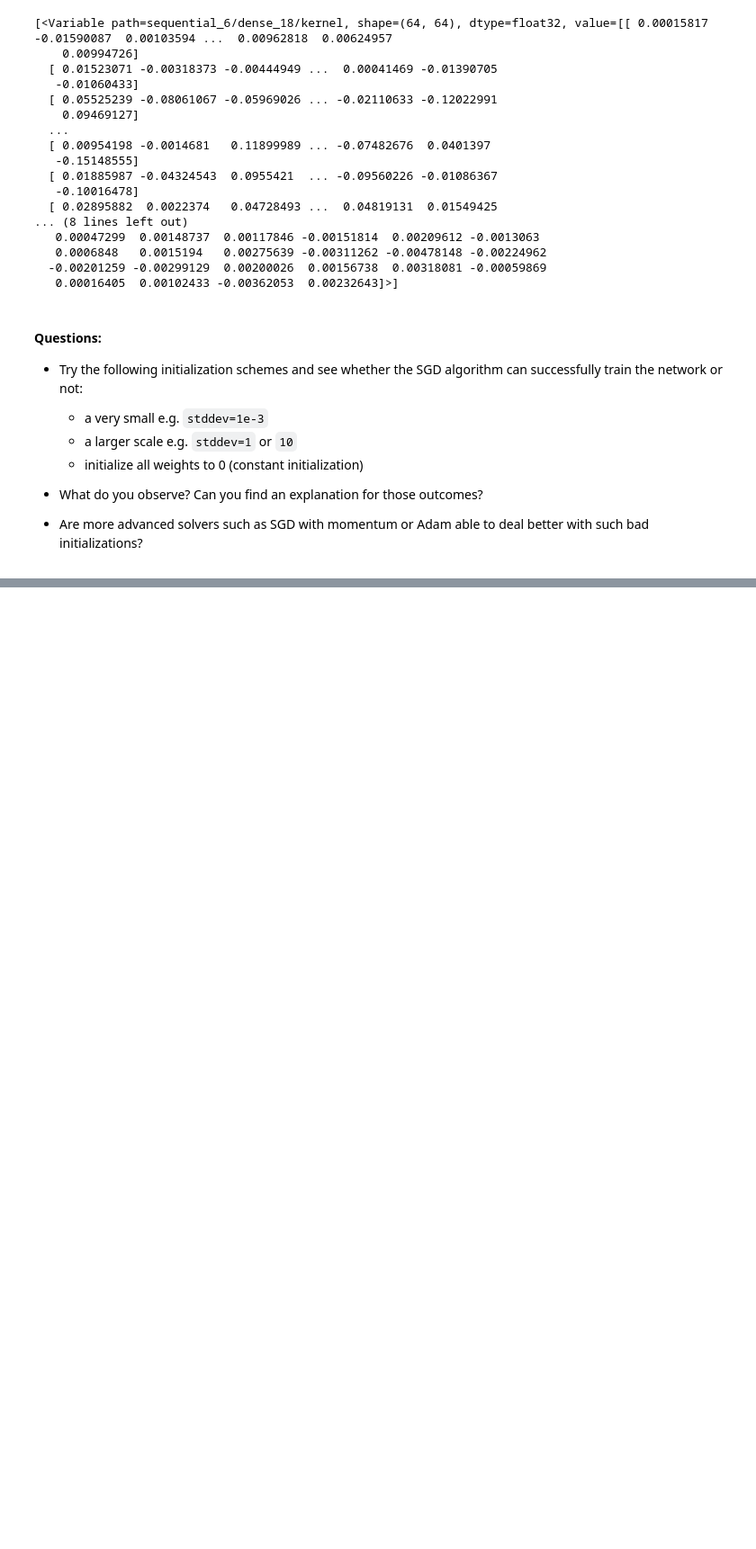
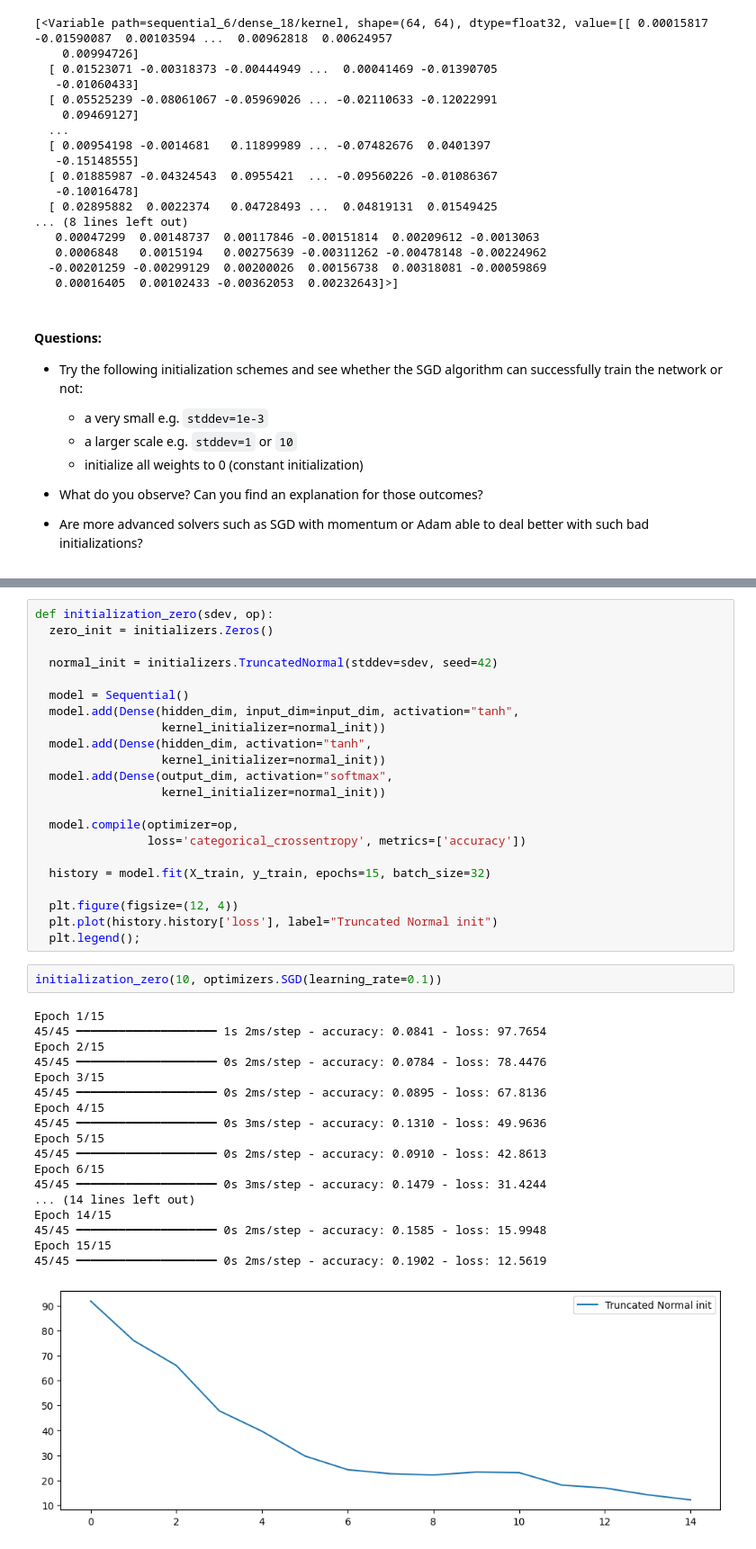
Before and after one commit to joeypohie/deep_learning, a Jupyter notebook: 01_materials/labs/lab_1.ipynb, the cells around one changed output, grey strips where cells are left out. Shown at 90% size. Saved outputs shown, nothing was run; the diff lists cells and outputs as text; blank space fills up the shorter version.

```diff
--- a/01_materials/labs/lab_1.ipynb
+++ b/01_materials/labs/lab_1.ipynb
@@ -700,0 +764,43 @@ model.layers[0].weights
+# %%
+def initialization_zero(sdev, op):
+  zero_init = initializers.Zeros()
+
+  normal_init = initializers.TruncatedNormal(stddev=sdev, seed=42)
+
+  model = Sequential()
+  model.add(Dense(hidden_dim, input_dim=input_dim, activation="tanh",
+                  kernel_initializer=normal_init))
+  model.add(Dense(hidden_dim, activation="tanh",
+                  kernel_initializer=normal_init))
+  model.add(Dense(output_dim, activation="softmax",
+                  kernel_initializer=normal_init))
+
+  model.compile(optimizer=op,
+                loss='categorical_crossentropy', metrics=['accuracy'])
+
+  history = model.fit(X_train, y_train, epochs=15, batch_size=32)
+
+  plt.figure(figsize=(12, 4))
+  plt.plot(history.history['loss'], label="Truncated Normal init")
+  plt.legend();
+# %%
+initialization_zero(10, optimizers.SGD(learning_rate=0.1))
+# %% [output]
+Epoch 1/15
+45/45 ━━━━━━━━━━━━━━━━━━━━ 1s 2ms/step - accuracy: 0.0841 - loss: 97.7654
+Epoch 2/15
+45/45 ━━━━━━━━━━━━━━━━━━━━ 0s 2ms/step - accuracy: 0.0784 - loss: 78.4476
+Epoch 3/15
+45/45 ━━━━━━━━━━━━━━━━━━━━ 0s 2ms/step - accuracy: 0.0895 - loss: 67.8136
+Epoch 4/15
+45/45 ━━━━━━━━━━━━━━━━━━━━ 0s 3ms/step - accuracy: 0.1310 - loss: 49.9636
+Epoch 5/15
+45/45 ━━━━━━━━━━━━━━━━━━━━ 0s 2ms/step - accuracy: 0.0910 - loss: 42.8613
+Epoch 6/15
+45/45 ━━━━━━━━━━━━━━━━━━━━ 0s 3ms/step - accuracy: 0.1479 - loss: 31.4244
+... (14 lines left out)
+Epoch 14/15
+45/45 ━━━━━━━━━━━━━━━━━━━━ 0s 2ms/step - accuracy: 0.1585 - loss: 15.9948
+Epoch 15/15
+45/45 ━━━━━━━━━━━━━━━━━━━━ 0s 2ms/step - accuracy: 0.1902 - loss: 12.5619
+[figure, added]
```
Also changed, not shown: parts of 6 cells of this notebook.
